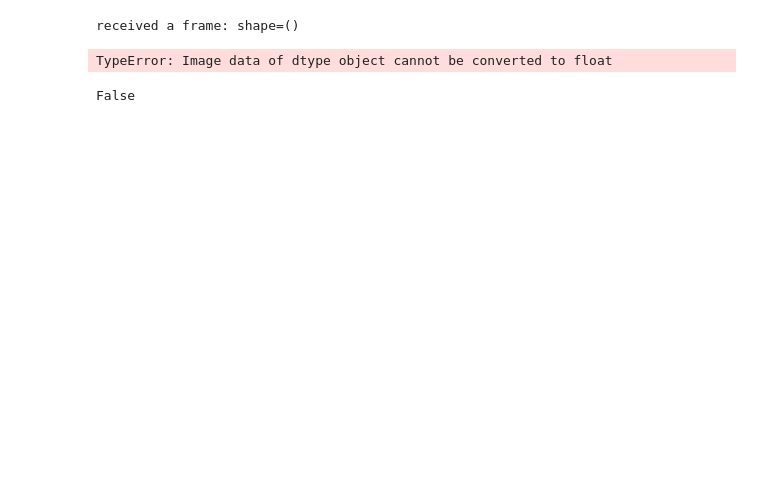
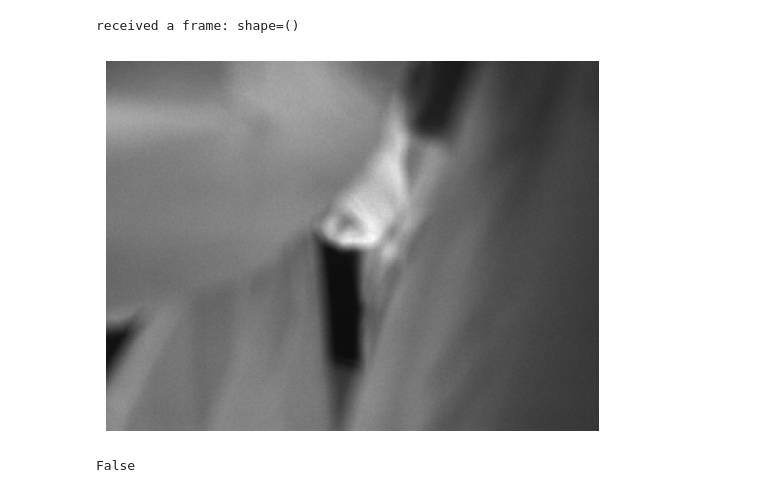
Before and after one commit to gwappa/python-labcamera-tis, a Jupyter notebook: testing.ipynb, the cells around one changed output. Cells and saved outputs as stored; diff of their text form; code cells hidden in the pictures; blank space fills up the shorter version.

```diff
--- a/testing.ipynb
+++ b/testing.ipynb
@@ -137,11 +156,15 @@ dev.stop()
 # %% [output]
 received a frame: shape=()
 # %%
-plt.imshow(FRAME)
-plt.gca().set_axis_off()
-plt.show()
+if FRAME is None:
+    import sys
+    print("***failed to capture frames", file=sys.stderr, flush=True)
+else:
+    plt.imshow(FRAME)
+    plt.gca().set_axis_off()
+    plt.show()
 # %% [output]
-TypeError: Image data of dtype object cannot be converted to float
+[figure, added]
 # %%
 dev.close()
 # %%
```
Also changed, not shown: parts of 6 cells of this notebook, 4 other files.
